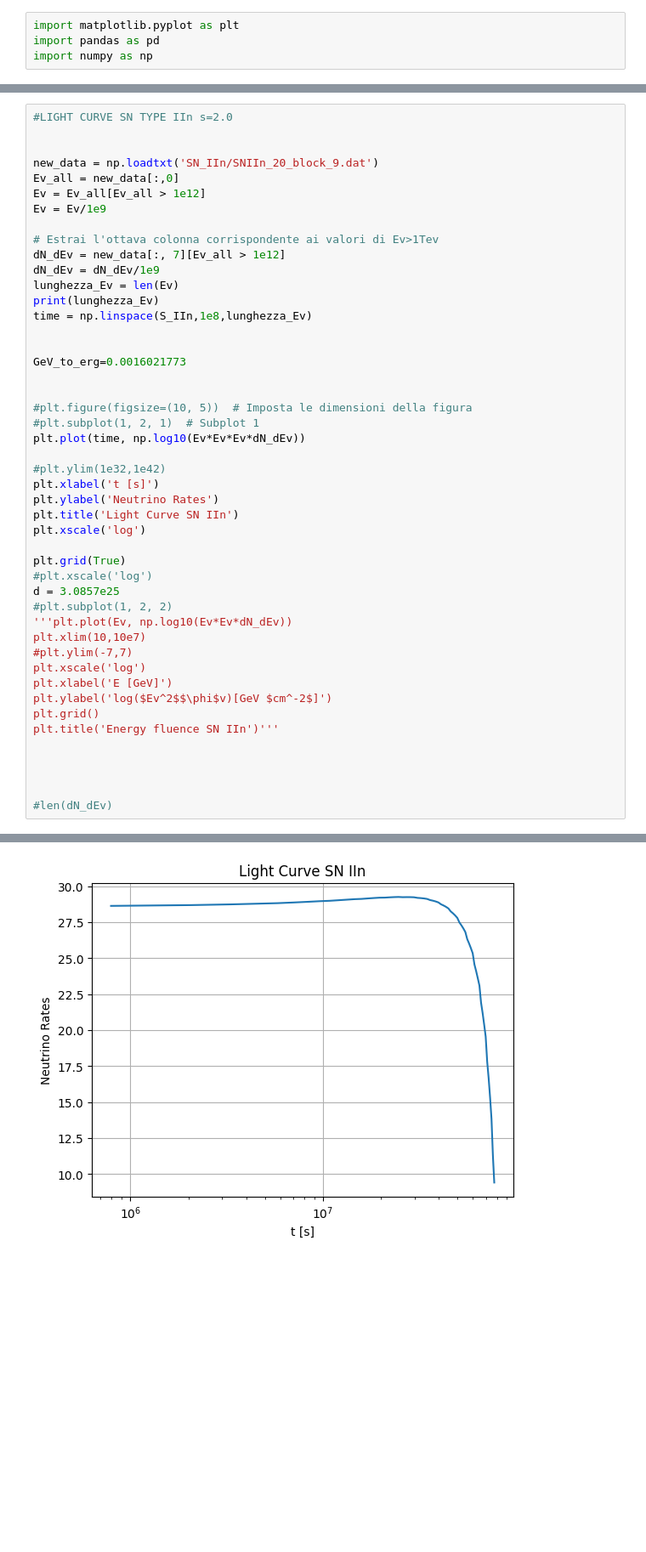
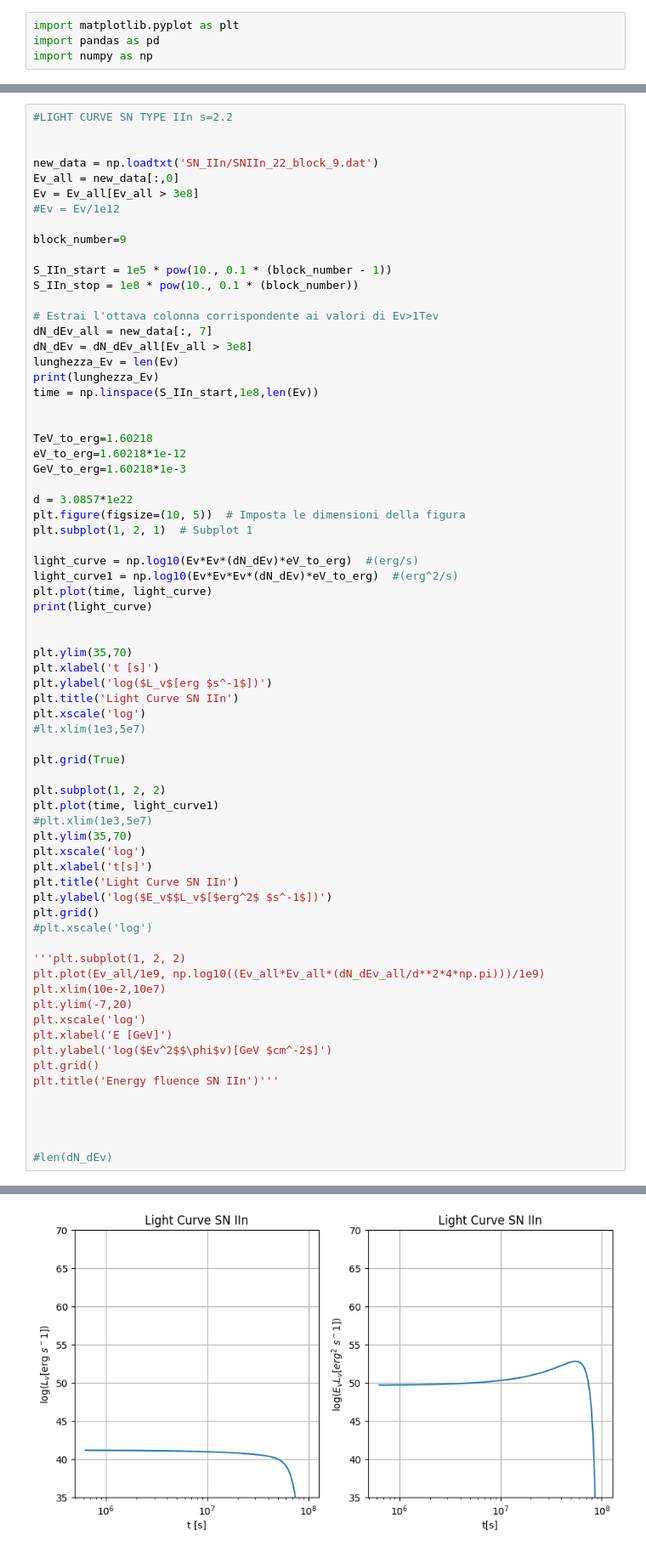
Before and after one commit to VOliviero/CCSN-HE, a Jupyter notebook: tabelle.ipynb, the cells around one changed output, grey strips where cells are left out. Shown: that part at 85% size. Saved outputs shown, nothing was run; the diff lists cells and outputs as text; blank space fills up the shorter version.

```diff
--- a/tabelle.ipynb
+++ b/tabelle.ipynb
@@ -55,40 +58,63 @@ np.savetxt('FinalFlux20_IIn_block51.txt', new_tab, fmt='%.5e', delimiter='\t')''
 # %%
-#LIGHT CURVE SN TYPE IIn s=2.0
+#LIGHT CURVE SN TYPE IIn s=2.2
 
 
-new_data = np.loadtxt('SN_IIn/SNIIn_20_block_9.dat')
+new_data = np.loadtxt('SN_IIn/SNIIn_22_block_9.dat')
 Ev_all = new_data[:,0]
-Ev = Ev_all[Ev_all > 1e12]
-Ev = Ev/1e9
+Ev = Ev_all[Ev_all > 3e8]
+#Ev = Ev/1e12
+
+block_number=9
+
+S_IIn_start = 1e5 * pow(10., 0.1 * (block_number - 1))
+S_IIn_stop = 1e8 * pow(10., 0.1 * (block_number))
 
 # Estrai l'ottava colonna corrispondente ai valori di Ev>1Tev
-dN_dEv = new_data[:, 7][Ev_all > 1e12]
-dN_dEv = dN_dEv/1e9
+dN_dEv_all = new_data[:, 7]
+dN_dEv = dN_dEv_all[Ev_all > 3e8]
 lunghezza_Ev = len(Ev)
 print(lunghezza_Ev)
-time = np.linspace(S_IIn,1e8,lunghezza_Ev)
+time = np.linspace(S_IIn_start,1e8,len(Ev))
 
 
-GeV_to_erg=0.0016021773
+TeV_to_erg=1.60218
+eV_to_erg=1.60218*1e-12
+GeV_to_erg=1.60218*1e-3
+
+d = 3.0857*1e22
+plt.figure(figsize=(10, 5))  # Imposta le dimensioni della figura
+plt.subplot(1, 2, 1)  # Subplot 1
+
+light_curve = np.log10(Ev*Ev*(dN_dEv)*eV_to_erg)  #(erg/s)
+light_curve1 = np.log10(Ev*Ev*Ev*(dN_dEv)*eV_to_erg)  #(erg^2/s)
+plt.plot(time, light_curve)
+print(light_curve)
 
 
-#plt.figure(figsize=(10, 5))  # Imposta le dimensioni della figura
-#plt.subplot(1, 2, 1)  # Subplot 1
-plt.plot(time, np.log10(Ev*Ev*Ev*dN_dEv))
-
-#plt.ylim(1e32,1e42)
+plt.ylim(35,70)
 plt.xlabel('t [s]')
-plt.ylabel('Neutrino Rates')
+plt.ylabel('log($L_v$[erg $s^-1$])')
 plt.title('Light Curve SN IIn')
 plt.xscale('log')
+#lt.xlim(1e3,5e7)
 
 plt.grid(True)
+
+plt.subplot(1, 2, 2)
+plt.plot(time, light_curve1)
+#plt.xlim(1e3,5e7)
+plt.ylim(35,70)
+plt.xscale('log')
+plt.xlabel('t[s]')
+plt.title('Light Curve SN IIn')
+plt.ylabel('log($E_v$$L_v$[$erg^2$ $s^-1$])')
+plt.grid()
 #plt.xscale('log')
-d = 3.0857e25
-#plt.subplot(1, 2, 2)
-'''plt.plot(Ev, np.log10(Ev*Ev*dN_dEv))
-plt.xlim(10,10e7)
-#plt.ylim(-7,7)
+
+'''plt.subplot(1, 2, 2)
+plt.plot(Ev_all/1e9, np.log10((Ev_all*Ev_all*(dN_dEv_all/d**2*4*np.pi)))/1e9)
+plt.xlim(10e-2,10e7)
+plt.ylim(-7,20)
 plt.xscale('log')
 plt.xlabel('E [GeV]')
 plt.ylabel('log($Ev^2$$\phi$v)[GeV $cm^-2$]')
@@ -105 +147 @@ plt.title('Energy fluence SN IIn')'''
-[figure, old version]
+[figure, new version]
```
Also changed, not shown: parts of 11 cells of this notebook.
